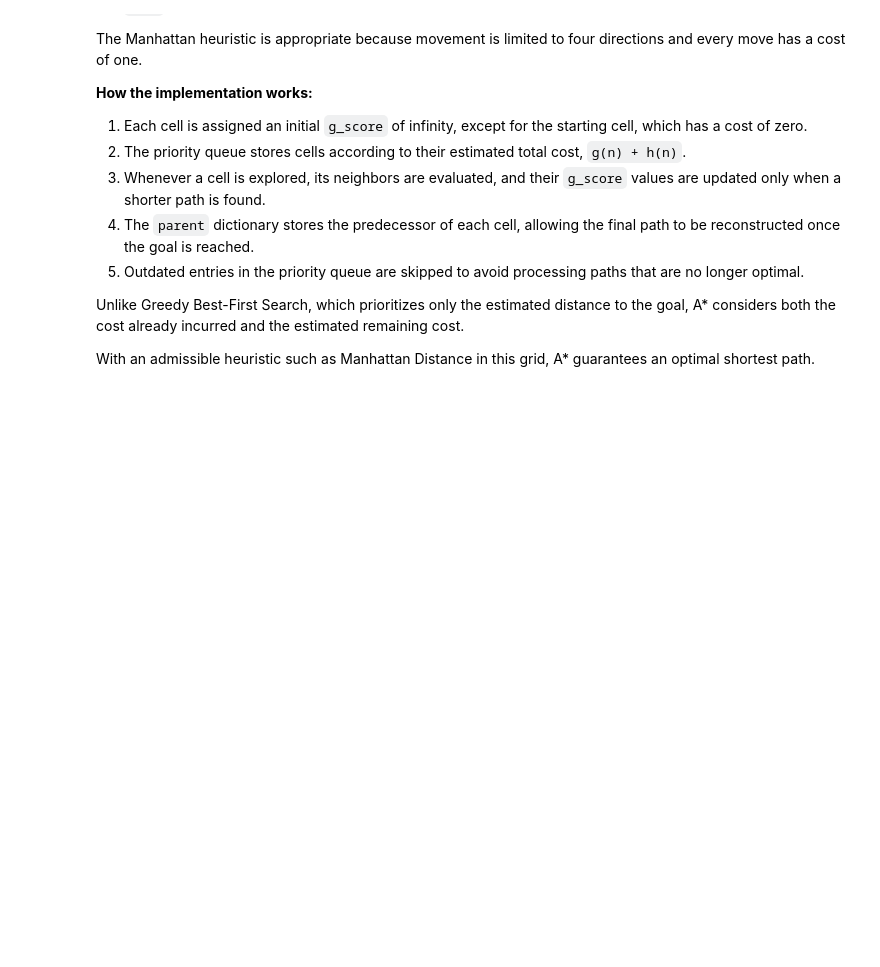
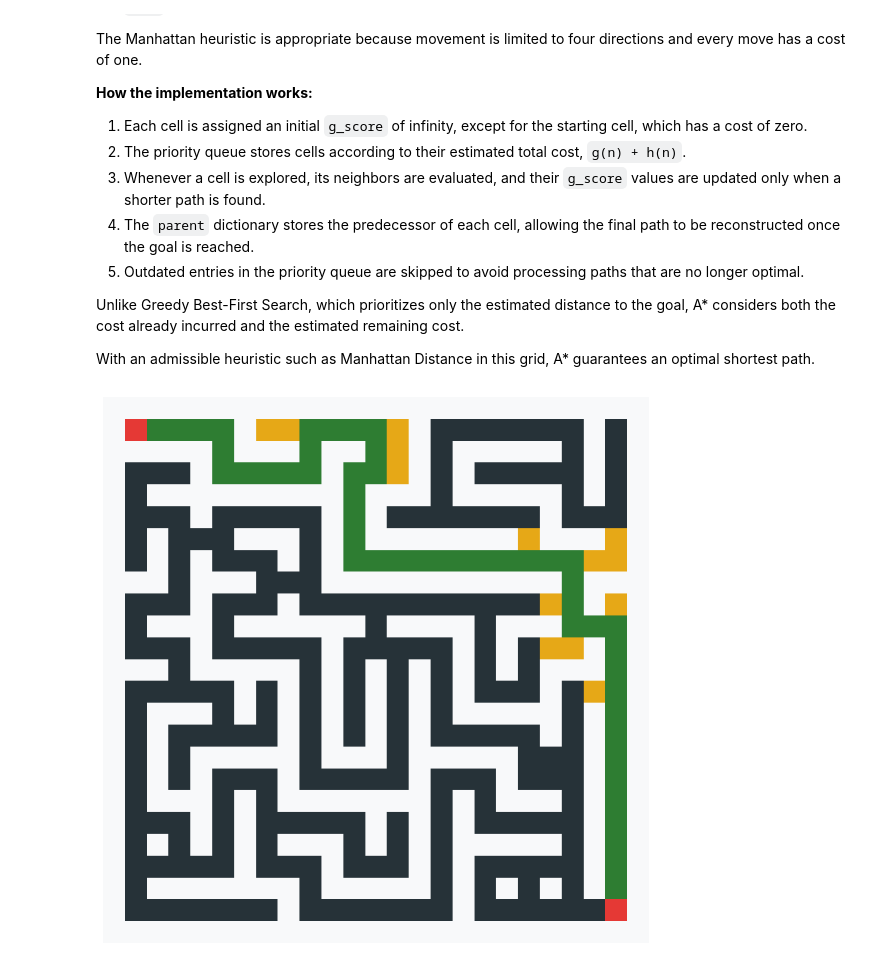
Before and after one commit to youssefengineer1-web/maze, a Jupyter notebook: maze.ipynb, the cells around one changed output. Saved outputs shown, nothing was run; the diff lists cells and outputs as text; code cells hidden in the pictures; blank space fills up the shorter version.

```diff
--- a/maze.ipynb
+++ b/maze.ipynb
@@ -357,6 +365,7 @@ import heapq
 
 maze = [row.copy() for row in selected_maze]
 
+update_maze = create_maze(maze)
 
 def A_star(start, end):
 
@@ -405,31 +414,33 @@ def A_star(start, end):
 
                 # Skip out-of-bounds cells, walls, and previously visited cells.
                 if (
                     not 0 <= x < n
                     or not 0 <= y < m
                     or maze[x][y] == 1
                     or g_score[x][y] <= (num_of_steps + 1)
             ):
                     continue
 
                 g_score[x][y] = num_of_steps + 1
 
                 maze[x][y] = 5  # Mark the cell as explored.
 
                 parent[(x, y)] = (i, j)
 
                 # Calculate f(n) = g(n) + h(n) and add the cell to the priority queue.
                 heapq.heappush(
                     frontier, [distances[x][y] + num_of_steps + 1, num_of_steps + 1, (x, y)]
                 )
 
                 update_maze(maze)
 
         return False
 
 
-sleep(3)
+sleep(2)
 
 A_star(start=(1, 1), end=(23, 23))
 
 update_maze(maze)
+# %% [output]
+[figure, added]
```
Also changed, not shown: parts of 2 cells of this notebook.
